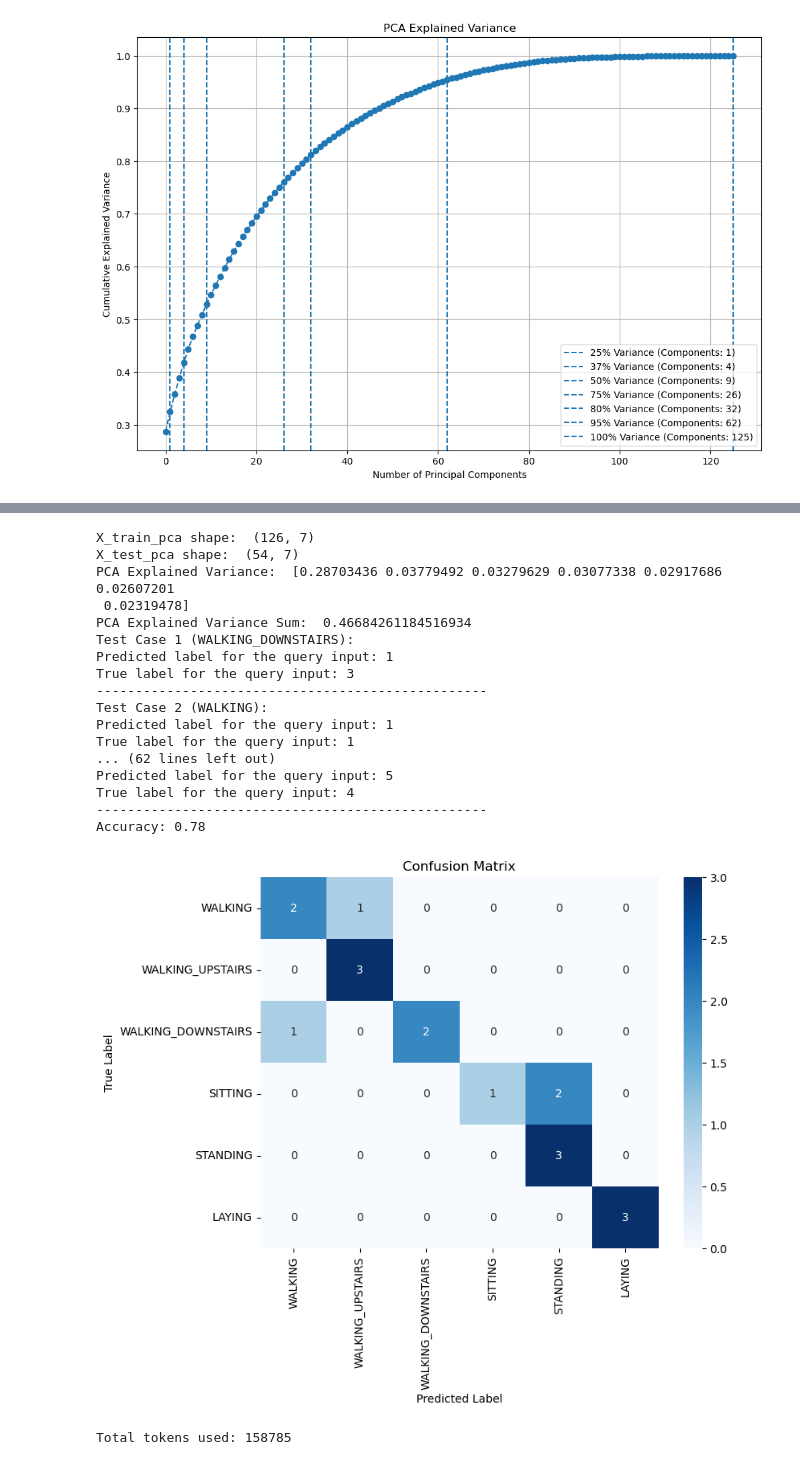
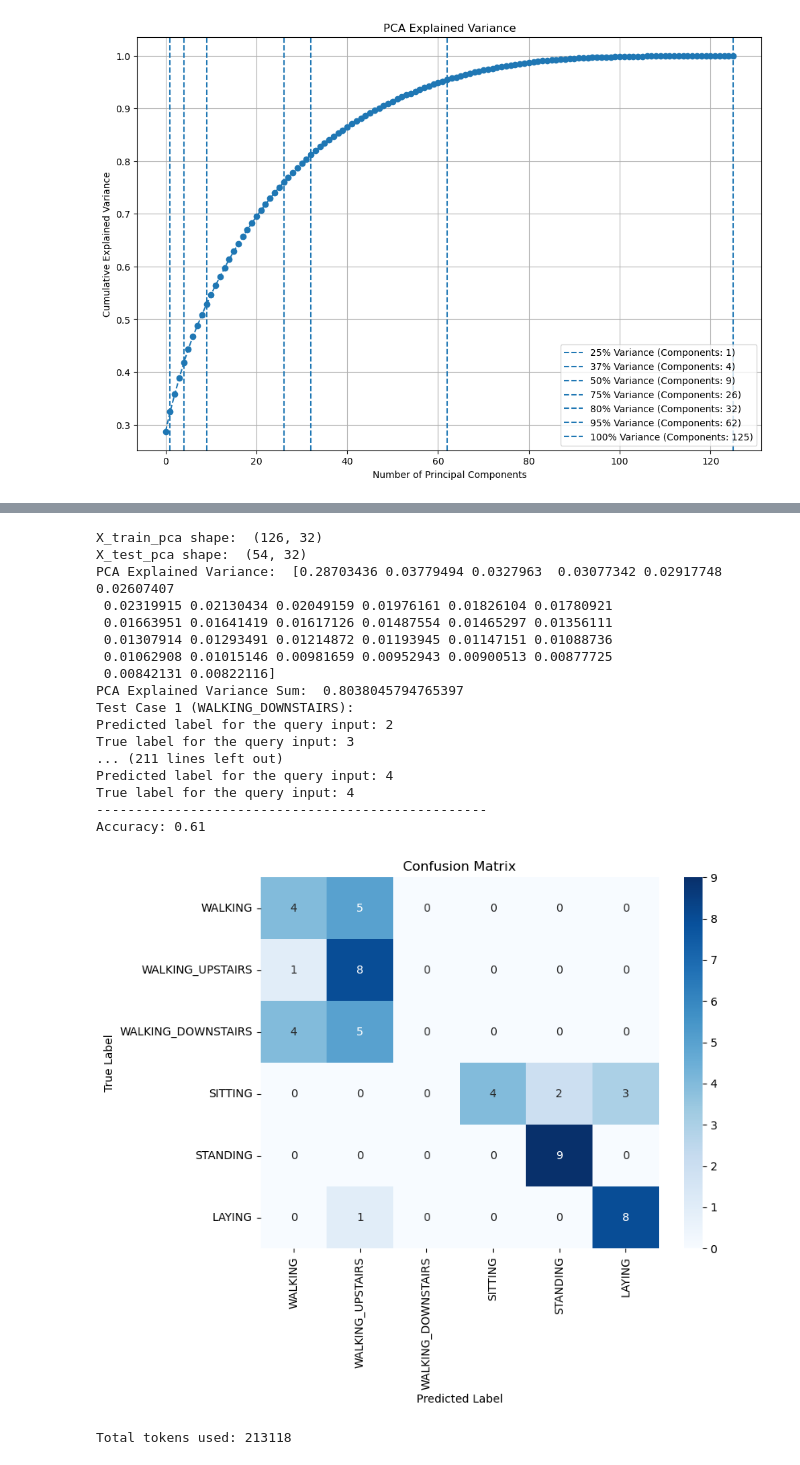
Before and after one commit to ShardulJunagade/ES-335-Assignment-1-2024-Fall, a Jupyter notebook: Test.ipynb, the cells around one changed output, grey strips where cells are left out. Cells and saved outputs as stored; diff of their text form; code cells hidden in the pictures.

```diff
--- a/Test.ipynb
+++ b/Test.ipynb
@@ -318,7 +298,7 @@ def make_api_call(prompt):
             time.sleep(10)  # Wait before retrying
 
 # Define the number of PCA components to test
-pca_n_components = [7]
+pca_n_components = [32]
 for n in pca_n_components:
     pca = PCA(n_components=n)
     X_train_pca_20 = pca.fit_transform(X_train_normalized)
@@ -335,7 +315,7 @@ for n in pca_n_components:
 
     # Step 1: Prepare your few-shot learning prompt
     few_shot_indices = []
-    samples_per_activity = 21  # Set the desired number of samples per activity for few-shot examples
+    samples_per_activity = 2  # Set the desired number of samples per activity for few-shot examples
     activity_count = {i: 0 for i in range(1, 7)}  # Dictionary to track count of selected samples for each activity
 
     # Loop through the training data to select even samples
@@ -379,7 +359,7 @@ for n in pca_n_components:
 
     # Step 3: Select 3 samples from each activity
     selected_indices = []
-    samples_per_activity = 3
+    samples_per_activity = 9
     activity_count = {i: 0 for i in range(1, 7)}
 
     for i, label in enumerate(y_test):
@@ -409,46 +389,46 @@ for n in pca_n_components:
         true_labels.append(true_label)
 
         # Print the predicted and true labels
         print(f"Test Case {idx + 1} ({activity_labels[true_label]}):")
         print(f"Predicted label for the query input: {predicted_label}")
         print(f"True label for the query input: {true_label}")
         print("-" * 50)
 
     # Calculate accuracy
     accuracy = accuracy_score(true_labels, predictions)
     print(f"Accuracy: {accuracy:.2f}")
 
     # Calculate confusion matrix
     conf_matrix = confusion_matrix(true_labels, predictions, labels=[1, 2, 3, 4, 5, 6])
 
     # Plot confusion matrix
     plt.figure(figsize=(8, 6))
     sns.heatmap(conf_matrix, annot=True, fmt='d', cmap='Blues', xticklabels=['WALKING', 'WALKING_UPSTAIRS', 'WALKING_DOWNSTAIRS', 'SITTING', 'STANDING', 'LAYING'], yticklabels=['WALKING', 'WALKING_UPSTAIRS', 'WALKING_DOWNSTAIRS', 'SITTING', 'STANDING', 'LAYING'])
     plt.xlabel('Predicted Label')
     plt.ylabel('True Label')
     plt.title('Confusion Matrix')
     plt.show()
 
     # Print token usage
     print(f"Total tokens used: {token_count}")
 # %% [output]
-X_train_pca shape:  (126, 7)
-X_test_pca shape:  (54, 7)
-PCA Explained Variance:  [0.28703436 0.03779492 0.03279629 0.03077338 0.02917686 0.02607201
- 0.02319478]
-PCA Explained Variance Sum:  0.46684261184516934
+X_train_pca shape:  (126, 32)
+X_test_pca shape:  (54, 32)
+PCA Explained Variance:  [0.28703436 0.03779494 0.0327963  0.03077342 0.02917748 0.02607407
+ 0.02319915 0.02130434 0.02049159 0.01976161 0.01826104 0.01780921
+ 0.01663951 0.01641419 0.01617126 0.01487554 0.01465297 0.01356111
+ 0.01307914 0.01293491 0.01214872 0.01193945 0.01147151 0.01088736
+ 0.01062908 0.01015146 0.00981659 0.00952943 0.00900513 0.00877725
+ 0.00842131 0.00822116]
+PCA Explained Variance Sum:  0.8038045794765397
 Test Case 1 (WALKING_DOWNSTAIRS):
-Predicted label for the query input: 1
+Predicted label for the query input: 2
 True label for the query input: 3
---------------------------------------------------
-Test Case 2 (WALKING):
-Predicted label for the query input: 1
-True label for the query input: 1
-... (62 lines left out)
-Predicted label for the query input: 5
+... (211 lines left out)
+Predicted label for the query input: 4
 True label for the query input: 4
 --------------------------------------------------
-Accuracy: 0.78
+Accuracy: 0.61
-[figure, old version]
+[figure, new version]
-Total tokens used: 158785
+Total tokens used: 213118
 # %%
```
Also changed, not shown: parts of 2 cells of this notebook, 6 other files.
